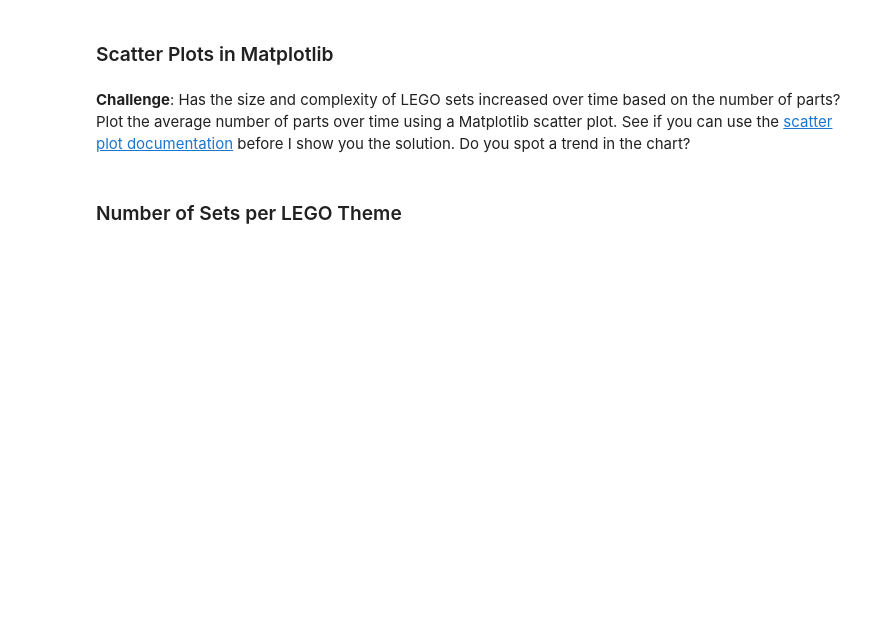
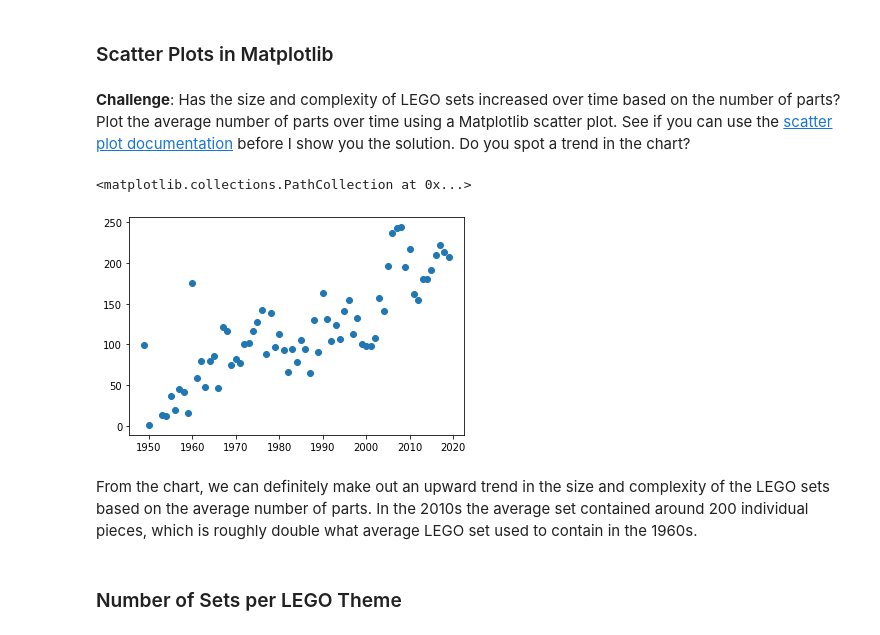
Before and after one commit to 200Richa/Data-Analysis-and-Visualization, a Jupyter notebook: Lego_Analysis/Lego_Analysis.ipynb, the cells around one changed output. Saved outputs shown, nothing was run; the diff lists cells and outputs as text; code cells hidden in the pictures; blank space fills up the shorter version.

```diff
--- a/Lego_Analysis/Lego_Analysis.ipynb
+++ b/Lego_Analysis/Lego_Analysis.ipynb
@@ -308,2 +439,5 @@ Let's work out the number of different themes shipped by year. This means we hav
 # %% [markdown]
 **Challenge**: Use the <code>.groupby()</code> and <code>.agg()</code> function together to figure out the average number of parts per set. How many parts did the average LEGO set released in 1954 compared to say, 2017?
+# %%
+parts_per_set = sets.groupby('year').agg({'num_parts': pd.Series.mean})
+parts_per_set
@@ -311,6 +470,13 @@ Let's work out the number of different themes shipped by year. This means we hav
 ### Scatter Plots in Matplotlib
 # %% [markdown]
 **Challenge**: Has the size and complexity of LEGO sets increased over time based on the number of parts? Plot the average number of parts over time using a Matplotlib scatter plot. See if you can use the [scatter plot documentation](https://matplotlib.org/3.1.0/api/_as_gen/matplotlib.pyplot.scatter.html) before I show you the solution. Do you spot a trend in the chart?
+# %%
+plt.scatter(parts_per_set.index[:-2], parts_per_set.num_parts[:-2])
+# %% [output]
+<matplotlib.collections.PathCollection at 0x...>
+[figure, added]
+# %% [markdown]
+From the chart, we can definitely make out an upward trend in the size and complexity of the LEGO sets based on the average number of parts. In the 2010s the average set contained around 200 individual pieces, which is roughly double what average LEGO set used to contain in the 1960s.
 # %% [markdown]
 ### Number of Sets per LEGO Theme
 # %% [markdown]
```
Also changed, not shown: parts of 31 cells of this notebook.
